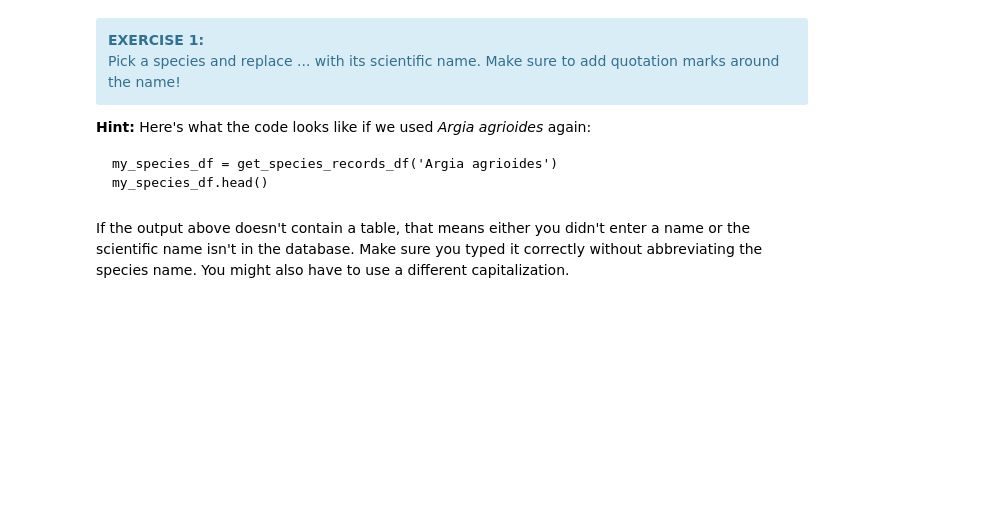
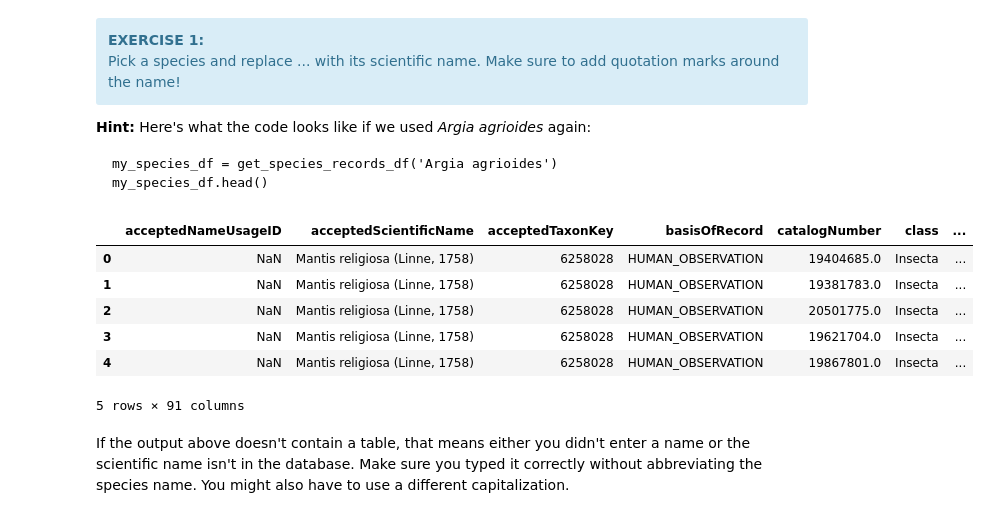
Before and after one commit to ds-modules/jupyter, a Jupyter notebook: fall2019/notebook2.ipynb, the cells around one changed output. Cells and saved outputs as stored; diff of their text form; code cells hidden in the pictures; blank space fills up the shorter version.

````diff
--- a/fall2019/notebook2.ipynb
+++ b/fall2019/notebook2.ipynb
@@ -185,8 +241,16 @@ my_species_df = get_species_records_df('Argia agrioides')
 my_species_df.head()
 ```
 # %%
-my_species_df = get_species_records_df(...)
+my_species_df = get_species_records_df('Mantis religiosa')
 my_species_df.head() # Show the first 5 records
+# %% [output]
+|  | acceptedNameUsageID | acceptedScientificName | acceptedTaxonKey | basisOfRecord | catalogNumber | class | ... |
+| 0 | NaN | Mantis religiosa (Linne, 1758) | 6258028 | HUMAN_OBSERVATION | 19404685.0 | Insecta | ... |
+| 1 | NaN | Mantis religiosa (Linne, 1758) | 6258028 | HUMAN_OBSERVATION | 19381783.0 | Insecta | ... |
+| 2 | NaN | Mantis religiosa (Linne, 1758) | 6258028 | HUMAN_OBSERVATION | 20501775.0 | Insecta | ... |
+| 3 | NaN | Mantis religiosa (Linne, 1758) | 6258028 | HUMAN_OBSERVATION | 19621704.0 | Insecta | ... |
+| 4 | NaN | Mantis religiosa (Linne, 1758) | 6258028 | HUMAN_OBSERVATION | 19867801.0 | Insecta | ... |
+5 rows × 91 columns
 # %% [markdown]
 If the output above doesn't contain a table, that means either you didn't enter a name or the scientific name isn't in the database. Make sure you typed it correctly without abbreviating the species name. You might also have to use a different capitalization.
 # %% [markdown]
````
Also changed, not shown: parts of 10 cells of this notebook.
